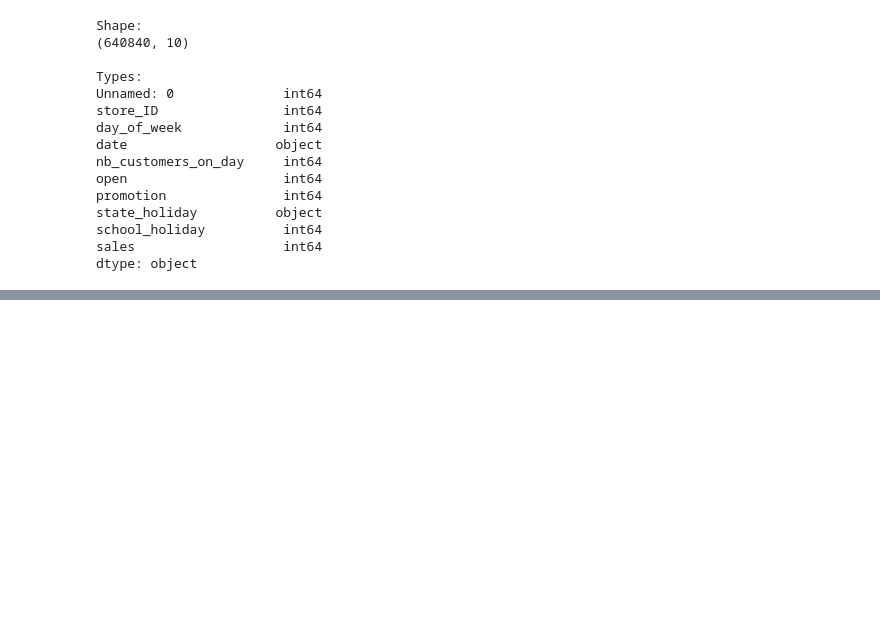
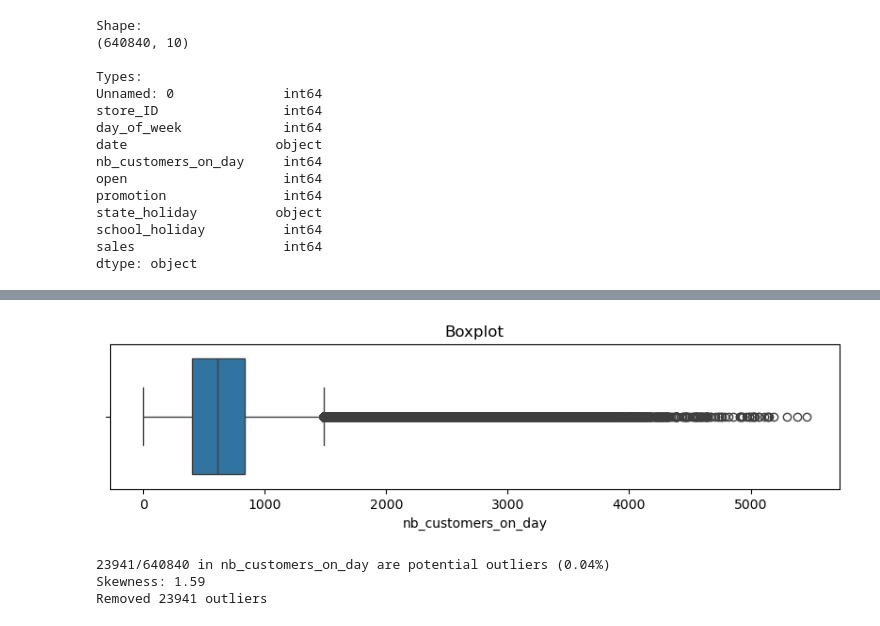
Before and after one commit to Grimngor/ironkaggle, a Jupyter notebook: main.ipynb, the cells around one changed output, grey strips where cells are left out. Drawn from its saved outputs; the diff is of its cells as text; code cells hidden in the pictures; blank space fills up the shorter version.

```diff
--- a/main.ipynb
+++ b/main.ipynb
@@ -100,17 +89,0 @@ print(sales_df['state_holiday'].unique())
-# %%
-### TEST DATA ###
-# Replace non-int data in the 'date' and 'state_holiday' columns with integers
-
-# Converting the string values to integers
-sales_df['state_holiday'] = sales_df['state_holiday'].replace('0', 0)
-sales_df['state_holiday'] = sales_df['state_holiday'].replace('a', 1)
-sales_df['state_holiday'] = sales_df['state_holiday'].replace('b', 2)
-sales_df['state_holiday'] = sales_df['state_holiday'].replace('c', 3)
-
-# Converting the dates to a timestamp
-if type(sales_df['date'][0]) == str:
-    sales_df['date'] = sales_df['date'].apply(lambda x: int(parser.parse(x).timestamp()))
-
-# Checking the result
-print(sales_df['state_holiday'].unique())
-sales_df.head()
@@ -159,0 +154,40 @@ plt.show()
+# %%
+### HANDLING OUTLIERS ###
+
+# Visualizing outliers through boxplots
+plt.figure(figsize=(10,2))
+sns.boxplot(x=sales_df['nb_customers_on_day'])
+plt.title(f"Boxplot")
+plt.show()
+
+outl_indices = []
+
+# Finding the upper (right) wishker for each Column in order to identify the potential outliers
+perc25 = sales_df['nb_customers_on_day'].quantile(.25)
+perc75 = sales_df['nb_customers_on_day'].quantile(.75)
+outliers_threshold = perc75 + 1.5*(perc75 - perc25)
+
+# Counting the outliers
+outliers_count = sales_df['nb_customers_on_day'][sales_df['nb_customers_on_day'] >= outliers_threshold].count()
+print(f"{outliers_count}/{sales_df['nb_customers_on_day'].shape[0]} in {'nb_customers_on_day'} are potential outliers ({(outliers_count/sales_df['nb_customers_on_day'].shape[0]).__round__(2)}%)")
+
+# Removing outliers
+outl_indices.extend(sales_df[sales_df['nb_customers_on_day'] >= outliers_threshold].index)
+
+# Checking if any columns are positively or negatively skewed
+print(f"Skewness: {sales_df['nb_customers_on_day'].skew().round(2)}")
+
+# Dropping outliers and standarizing
+no_outliers_df = sales_df.drop(outl_indices)
+print(f"Removed {sales_df.shape[0] - no_outliers_df.shape[0]} outliers")
+
+# We've observed that scaling performs better, so we'll use it instead of removing outliers
+scaled_df = sales_df
+scaled_df['nb_customers_on_day'] = pd.DataFrame(
+    StandardScaler().fit_transform(
+        sales_df[['nb_customers_on_day']]), columns=['nb_customers_on_day'])
+# %% [output]
+[figure, added]
+23941/640840 in nb_customers_on_day are potential outliers (0.04%)
+Skewness: 1.59
+Removed 23941 outliers
```
Also changed, not shown: parts of 31 cells of this notebook, 2 other files.
